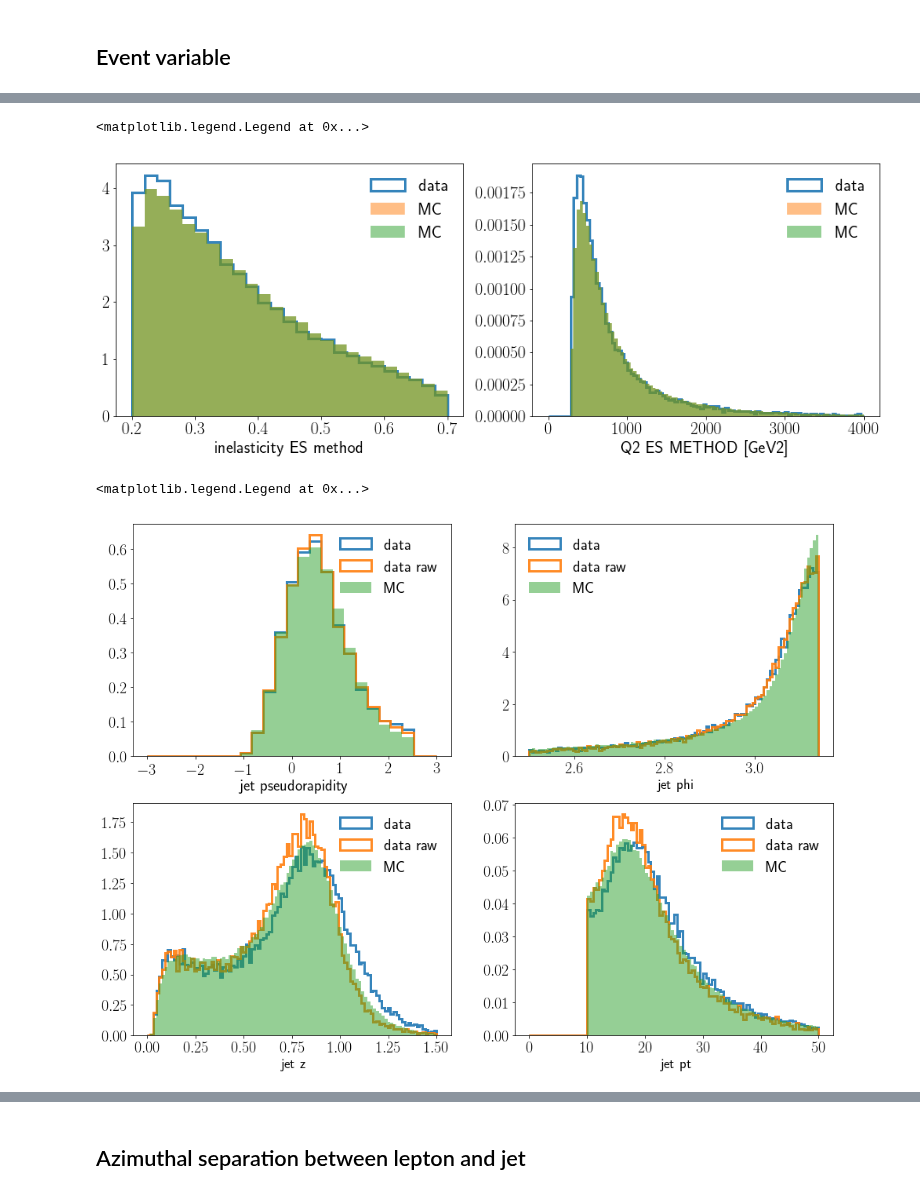
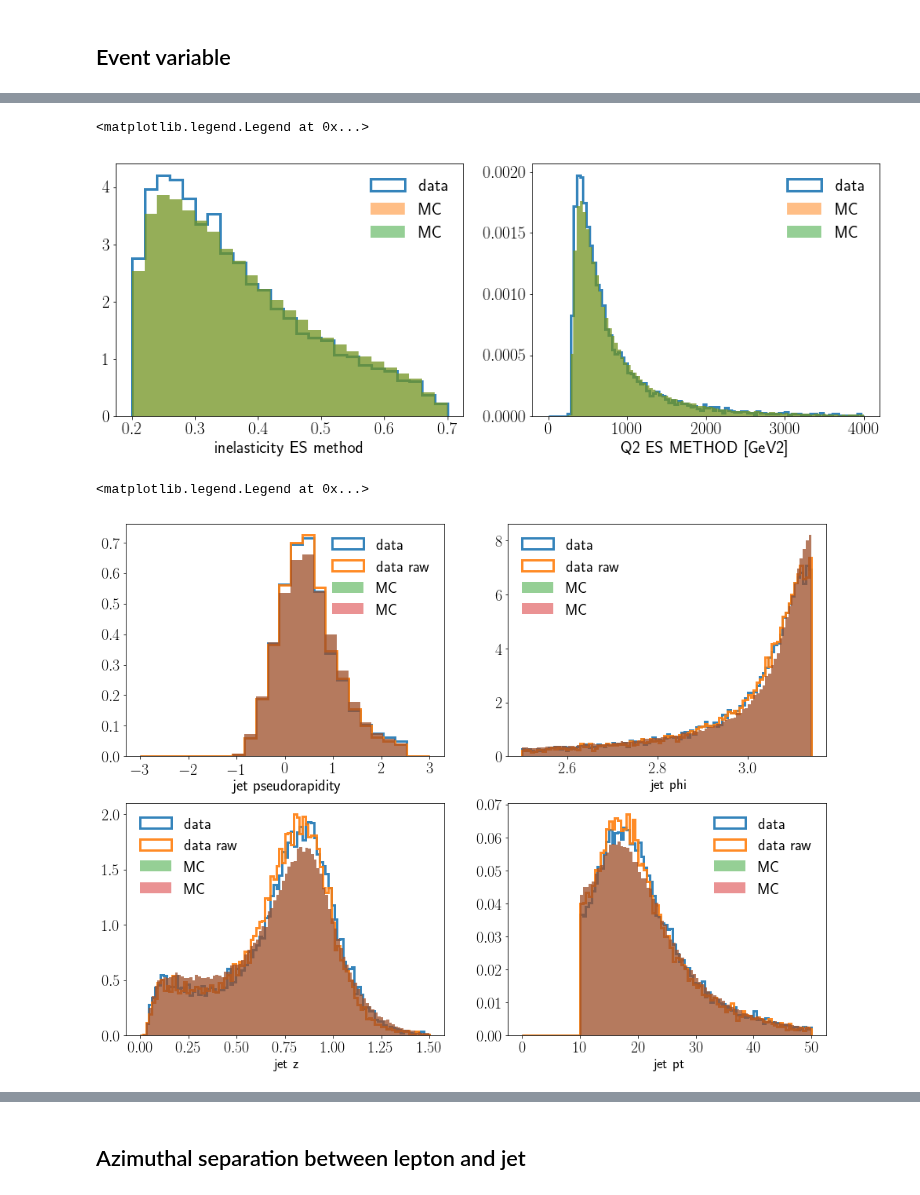
Before and after one commit to miguelignacio/disjets, a Jupyter notebook: disjets.ipynb, the cells around one changed output, grey strips where cells are left out. Drawn from its saved outputs; the diff is of its cells as text; code cells hidden in the pictures.

```diff
--- a/disjets.ipynb
+++ b/disjets.ipynb
@@ -35,20 +35,22 @@ def getJetData(inputFiles, isMC=False):
 
     cols = []
     scalar = []
-
+    scalar.append('isBKG')
+    scalar.append('polarization')
     scalar.append('x')
     scalar.append('y')
     scalar.append('Q2')
 
-    scalar.append('x_es')
-    scalar.append('y_es')
-    scalar.append('Q2_es')
+    scalar.append('x_e')
+    scalar.append('y_e')
+    scalar.append('Q2_e')
 
     scalar.append('vertex_z')
     scalar.append('ptratio')
     scalar.append('ptmiss')
     scalar.append('acoplanarity')
     scalar.append('Empz')
+    scalar.append('njets')
 
     scalar.append('e_eta')
     scalar.append('e_theta')
@@ -152,6 +160,8 @@ def applyCutsJets(df,isMC=False):
     temp = applyCut(temp, 'Q2>150', 'Q2>150')
     temp = applyCut(temp, 'e_pt>15', 'e_pt >15')
     temp = applyCut(temp, 'jet_pt>10', 'jet_pt>10')
+    temp = applyCut(temp, 'isBKG<1.0', 'isBKG')
+
     #temp = applyCut(temp, 'jet_qt<5', 'jet_qt<5')
 
     #temp = applyCut(temp, 'dphi_e_jet > 2.74', 'dphi_e_jet>3.14159-0.4')
@@ -209,5 +238,5 @@ plt.show()
 df_jet      = applyCutsJets(getJetData(['data_calibrated.root']))
 dfraw_jet      = applyCutsJets(getJetData(['data_notcalibrated.root']))
 mc_jet = applyCutsJets(getJetData(['djangoh.root'],isMC=True))
-altmc_jet = applyCutsJets(getJetData(['rapgap.root'],isMC=True))
+altmc_jet = applyCutsJets(getJetData(['djangoh.root'],isMC=True))
 # %% [output]
@@ -665,9 +686,9 @@ plt.show()
 fig = plt.figure(figsize=(16,12))
 
 plt.subplot(221)
-plt.hist(df_jet['y_es'],bins=25,normed=True,range=(0.2,0.7),alpha=0.9,label='data',histtype='step',linewidth=3)
-plt.hist(mc_jet['y_es'],bins=25,normed=True,range=(0.2,0.7),alpha=0.5,label='MC')
-plt.hist(altmc_jet['y_es'],bins=25,normed=True,range=(0.2,0.7),alpha=0.5,label='MC')
+plt.hist(df_jet['y_e'],bins=25,normed=True,range=(0.2,0.7),alpha=0.9,label='data',histtype='step',linewidth=3)
+plt.hist(mc_jet['y_e'],bins=25,normed=True,range=(0.2,0.7),alpha=0.5,label='MC')
+plt.hist(altmc_jet['y_e'],bins=25,normed=True,range=(0.2,0.7),alpha=0.5,label='MC')
 
 plt.ylim(bottom=0.0)
 
@@ -678,9 +699,9 @@ plt.xticks(fontsize=20)
 plt.legend(prop={'size': 20}, frameon=False, loc='best')
 
 plt.subplot(222)
-plt.hist(df_jet['Q2_es'],bins=100,normed=True,range=(0,4000.0),alpha=0.9,label='data',histtype='step',linewidth=3)
-plt.hist(mc_jet['Q2_es'],bins=100,normed=True,range=(0,4000.0),alpha=0.5,label='MC')
-plt.hist(altmc_jet['Q2_es'],bins=100,normed=True,range=(0,4000.0),alpha=0.5,label='MC')
+plt.hist(df_jet['Q2_e'],bins=100,normed=True,range=(0,4000.0),alpha=0.9,label='data',histtype='step',linewidth=3)
+plt.hist(mc_jet['Q2_e'],bins=100,normed=True,range=(0,4000.0),alpha=0.5,label='MC')
+plt.hist(altmc_jet['Q2_e'],bins=100,normed=True,range=(0,4000.0),alpha=0.5,label='MC')
 plt.xlabel('Q2 ES METHOD [GeV2]',fontsize=20)
 
 #plt.ylim(bottom=0.0)
@@ -690,7 +711,7 @@ plt.xticks(fontsize=20)
 plt.legend(prop={'size': 20}, frameon=False, loc='best')
 # %% [output]
 <matplotlib.legend.Legend at 0x...>
-[figure, old version]
+[figure, new version]
 # %%
 fig = plt.figure(figsize=(16,12))
 
@@ -698,7 +719,7 @@ plt.subplot(221)
 plt.hist(df_jet['jet_eta'],bins=25,normed=True,range=(-3.0,3.0),alpha=0.9,label='data',histtype='step',linewidth=3)
 plt.hist(dfraw_jet['jet_eta'],bins=25,normed=True,range=(-3.0,3.0),alpha=0.9,label='data raw',histtype='step',linewidth=3)
 plt.hist(mc_jet['jet_eta'],bins=25,normed=True,range=(-3.0,3.0),alpha=0.5,label='MC')
-#plt.hist(altmc_jet['jet_eta'],bins=25,normed=True,range=(-3.0,3.0),alpha=0.5,label='MC')
+plt.hist(altmc_jet['jet_eta'],bins=25,normed=True,range=(-3.0,3.0),alpha=0.5,label='MC')
 
 plt.ylim(bottom=0.0)
 
@@ -713,43 +734,43 @@ plt.subplot(222)
 plt.hist(df_jet['jet_dphi'],bins=100,normed=True,range=(2.5,np.pi),alpha=0.9,label='data',histtype='step',linewidth=3)
 plt.hist(dfraw_jet['jet_dphi'],bins=100,normed=True,range=(2.5,np.pi),alpha=0.9,label='data raw',histtype='step',linewidth=3)
 plt.hist(mc_jet['jet_dphi'],bins=100,normed=True,range=(2.5,np.pi),alpha=0.5,label='MC')
-#plt.hist(altmc_jet['jet_dphi'],bins=100,normed=True,range=(2.5,np.pi),alpha=0.5,label='MC')
+plt.hist(altmc_jet['jet_dphi'],bins=100,normed=True,range=(2.5,np.pi),alpha=0.5,label='MC')
 plt.xlabel('jet phi ')
 #plt.ylim(bottom=0.0)
 plt.yticks(fontsize=20)
 plt.xticks(fontsize=20)
 #plt.yscale('log')
 plt.legend(prop={'size': 20}, frameon=False, loc='best')
 
 plt.subplot(223)
 plt.hist(df_jet['jet_z'],bins=100,normed=True,range=(0,1.5),alpha=0.9,label='data',histtype='step',linewidth=3)
 plt.hist(dfraw_jet['jet_z'],bins=100,normed=True,range=(0,1.5),alpha=0.9,label='data raw',histtype='step',linewidth=3)
 plt.hist(mc_jet['jet_z'],bins=100,normed=True,range=(0,1.5),alpha=0.5,label='MC')
-#plt.hist(altmc_jet['jet_z'],bins=100,normed=True,range=(0,1.5),alpha=0.5,label='MC')
+plt.hist(altmc_jet['jet_z'],bins=100,normed=True,range=(0,1.5),alpha=0.5,label='MC')
 plt.xlabel('jet z ')
 
 #plt.ylim(bottom=0.0)
 plt.yticks(fontsize=20)
 plt.xticks(fontsize=20)
 plt.legend(prop={'size': 20}, frameon=False, loc='best')
 
 
 plt.subplot(224)
 plt.hist(df_jet['jet_pt'],bins=100,normed=True,range=(0,50.0),alpha=0.9,label='data',histtype='step',linewidth=3)
 plt.hist(dfraw_jet['jet_pt'],bins=100,normed=True,range=(0,50.0),alpha=0.9,label='data raw',histtype='step',linewidth=3)
 
 plt.hist(mc_jet['jet_pt'],bins=100,normed=True,range=(0,50.0),alpha=0.5,label='MC')
-#plt.hist(altmc_jet['jet_pt'],bins=100,normed=True,range=(0,50.0),alpha=0.5,label='MC')
+plt.hist(altmc_jet['jet_pt'],bins=100,normed=True,range=(0,50.0),alpha=0.5,label='MC')
 plt.xlabel('jet pt ')
 
 #plt.ylim(bottom=0.0)
 plt.yticks(fontsize=20)
 plt.xticks(fontsize=20)
 #plt.yscale('log')
 plt.legend(prop={'size': 20}, frameon=False, loc='best')
 # %% [output]
 <matplotlib.legend.Legend at 0x...>
-[figure, old version]
+[figure, new version]
 # %%
 fig = plt.figure(figsize=(16,12))
 
```
Also changed, not shown: parts of 33 cells of this notebook, 1 other file.
